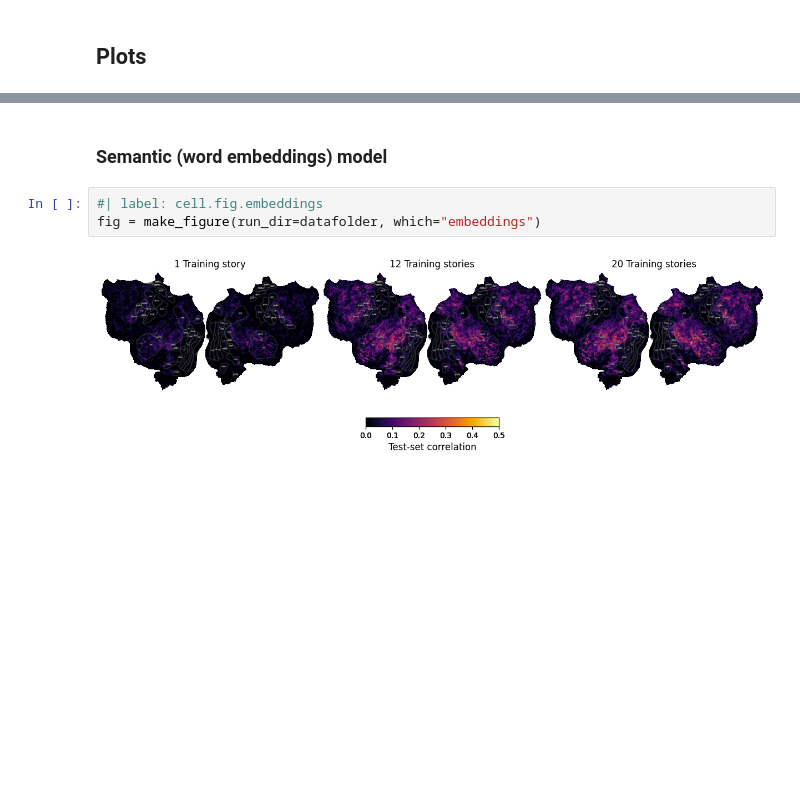
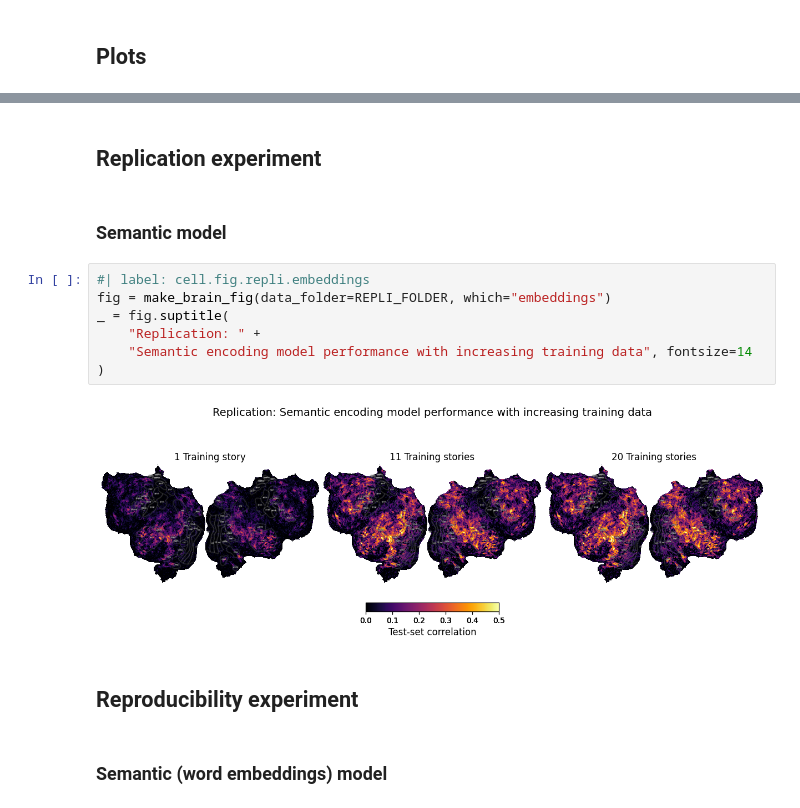
Before and after one commit to KristijanArmeni/encoders_report, a Jupyter notebook: notebook.ipynb, the cells around one changed output, grey strips where cells are left out. Cells and saved outputs as stored; diff of their text form; blank space fills up the shorter version.

```diff
--- a/notebook.ipynb
+++ b/notebook.ipynb
@@ -23,7 +37,17 @@ datafolder = Path(load_config()["RUNS_DIR"], "2025-02-05_09-41_merged")
+# %% [markdown]
+## Replication experiment
+# %% [markdown]
+### Semantic model
+# %%
+#| label: cell.fig.repli.embeddings
+fig = make_brain_fig(data_folder=REPLI_FOLDER, which="embeddings")
+_ = fig.suptitle(
+    "Replication: " +
+    "Semantic encoding model performance with increasing training data", fontsize=14
+)
+# %% [output]
+[figure, added]
+# %% [markdown]
+## Reproducibility experiment
 # %% [markdown]
 ### Semantic (word embeddings) model
-# %%
-#| label: cell.fig.embeddings
-fig = make_figure(run_dir=datafolder, which="embeddings")
-# %% [output]
-[figure, removed]
```
Also changed, not shown: parts of 8 cells of this notebook, 2 other files.
